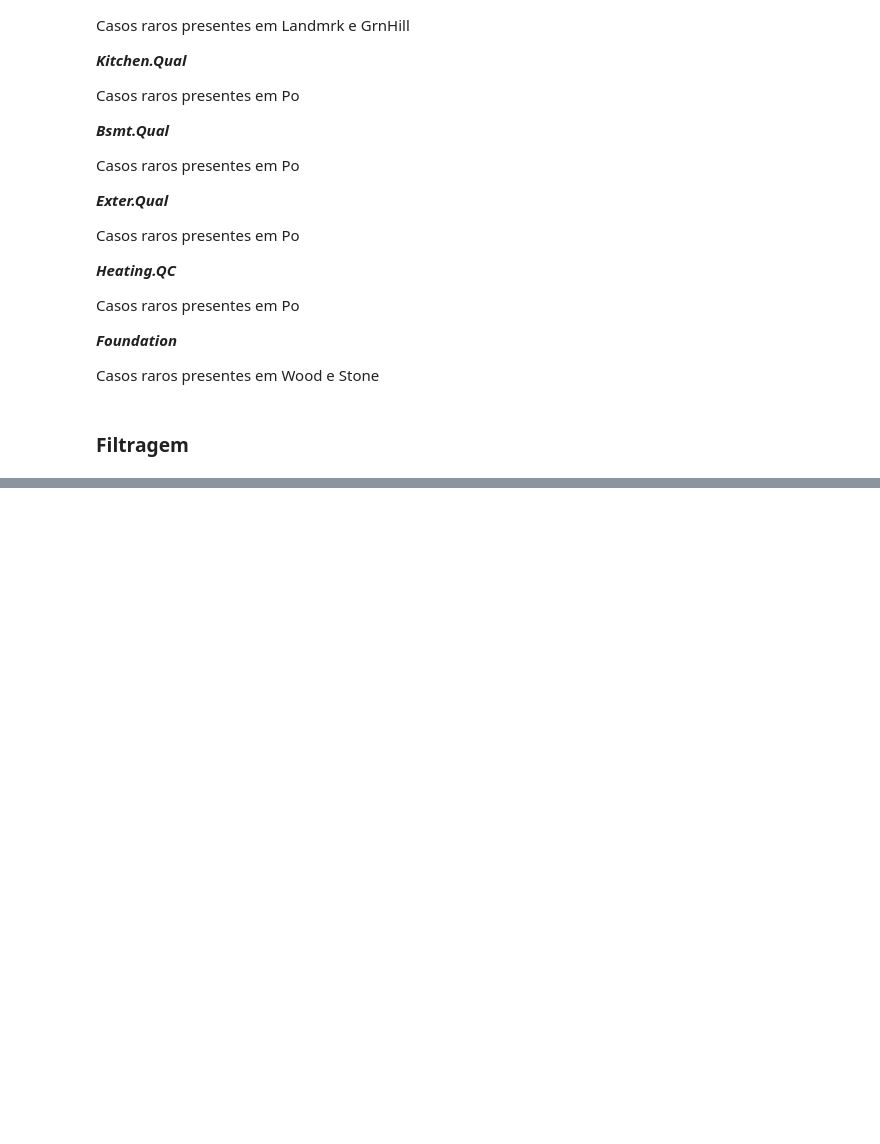
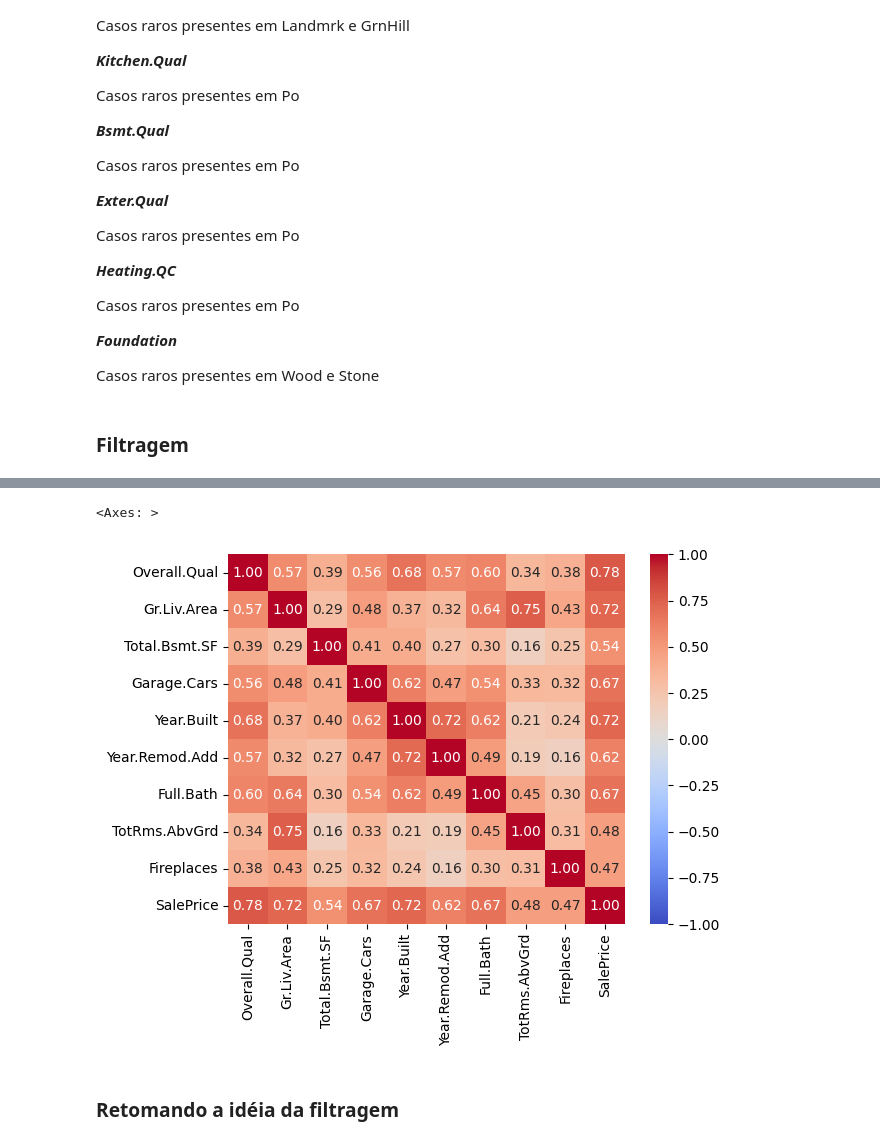
Before and after one commit to Joao-Pedro-Queiroz/projeto_ames, a Jupyter notebook: projeto.ipynb, the cells around one changed output, grey strips where cells are left out. Drawn from its saved outputs; the diff is of its cells as text; code cells hidden in the pictures; blank space fills up the shorter version.

```diff
--- a/projeto.ipynb
+++ b/projeto.ipynb
@@ -655,6 +655,6 @@ def filter_data(data: pd.DataFrame) -> pd.DataFrame:
         A pandas DataFrame with invalid rows removed.
     '''
     valid_rows = get_valid_rows(data)
-    return data[valid_rows]
+    return data[valid_rows].dropna()
 
 filtered_data = filter_data(data)
@@ -660,0 +730,34 @@ filtered_data = filter_data(data)
+# %%
+scale_features = [
+    'Gr.Liv.Area',
+    'Total.Bsmt.SF',
+]
+
+target = 'SalePrice'
+
+data_train_new_features = \
+    pd.concat([X_train, y_train], axis=1) \
+    .copy()
+
+data_train_new_features[scale_features] = \
+    data_train_new_features[scale_features].map(np.log10)
+data_train_new_features[target] = \
+    data_train_new_features[target].map(np.log10)
+# %%
+corr_matrix = data_train_new_features \
+    .select_dtypes(include='number') \
+    .corr(method='spearman')
+
+sns.heatmap(
+    corr_matrix,
+    annot=True,
+    cmap='coolwarm',
+    fmt='.2f',
+    vmin=-1,
+    vmax=1,
+)
+# %% [output]
+<Axes: >
+[figure, added]
+# %% [markdown]
+### Retomando a idéia da filtragem
```
Also changed, not shown: parts of 19 cells of this notebook.
